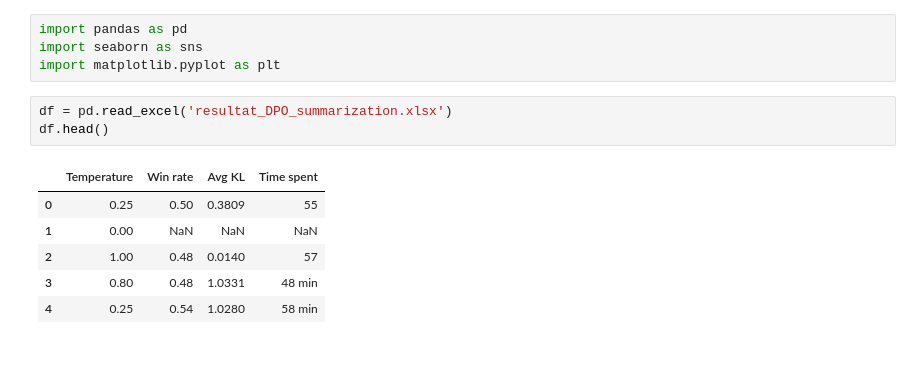
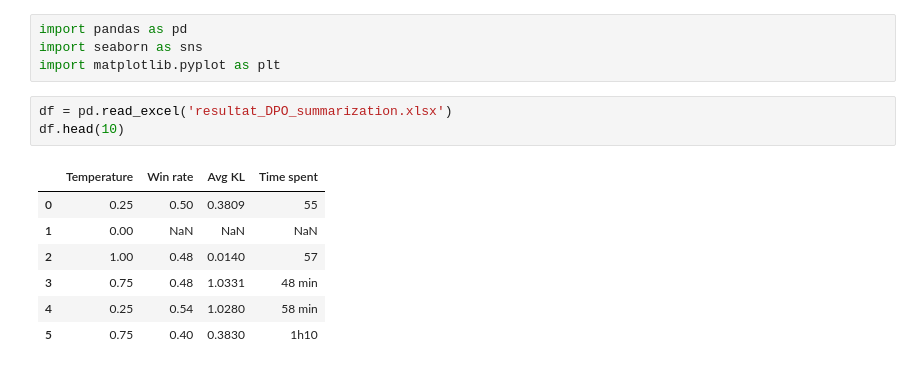
Before and after one commit to Jalalbaim/Direct-Preference-Optimization, a Jupyter notebook: DPO_Viz.ipynb, the cells around one changed output. Cells and saved outputs as stored; diff of their text form.

```diff
--- a/DPO_Viz.ipynb
+++ b/DPO_Viz.ipynb
@@ -4,13 +4,14 @@ import seaborn as sns
 import matplotlib.pyplot as plt
 # %%
 df = pd.read_excel('resultat_DPO_summarization.xlsx')
-df.head()
+df.head(10)
 # %% [output]
 |  | Temperature | Win rate | Avg KL | Time spent |
 | 0 | 0.25 | 0.50 | 0.3809 | 55 |
 | 1 | 0.00 | NaN | NaN | NaN |
 | 2 | 1.00 | 0.48 | 0.0140 | 57 |
-| 3 | 0.80 | 0.48 | 1.0331 | 48 min |
+| 3 | 0.75 | 0.48 | 1.0331 | 48 min |
 | 4 | 0.25 | 0.54 | 1.0280 | 58 min |
+| 5 | 0.75 | 0.40 | 0.3830 | 1h10 |
 # %%
 import matplotlib.pyplot as plt
```
Also changed, not shown: parts of 1 cell of this notebook, 2 other files.
